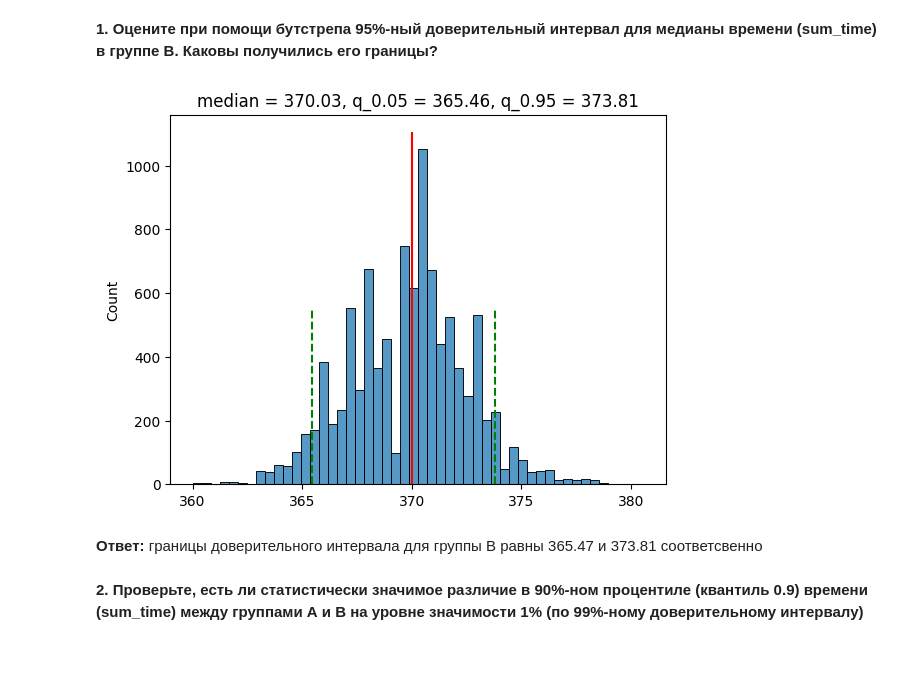
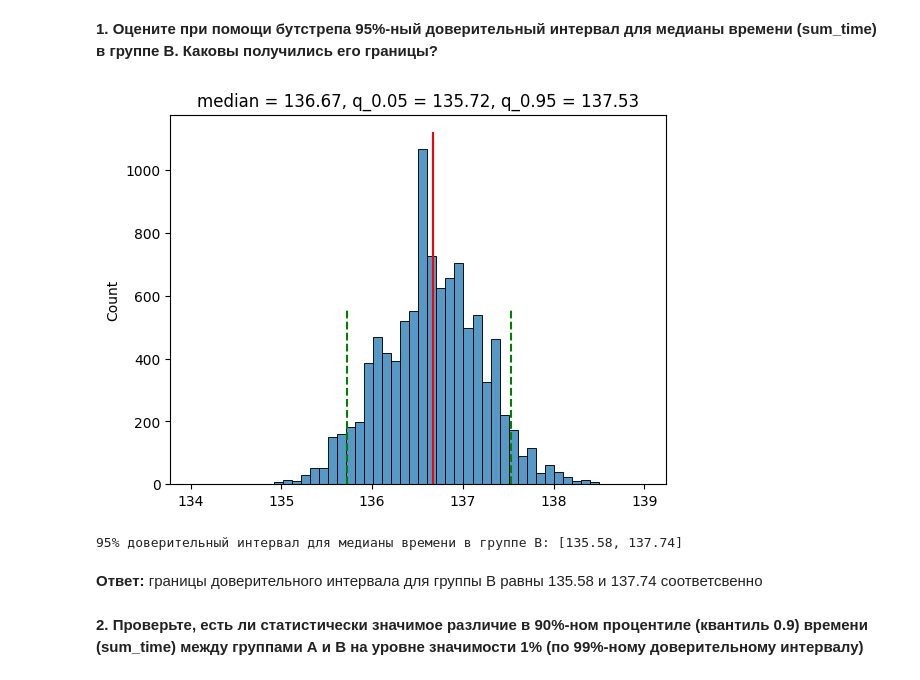
Before and after one commit to MaryKa858/Course-, a Jupyter notebook: ДЗ_Центральная предельная теорема и бутстреппинг.ipynb, the cells around one changed output. Drawn from its saved outputs; the diff is of its cells as text; code cells hidden in the pictures.

```diff
--- a/ДЗ_Центральная предельная теорема и бутстреппинг.ipynb
+++ b/ДЗ_Центральная предельная теорема и бутстреппинг.ipynb
@@ -47,12 +47,18 @@ def plot_dist_with_quantiles(dist, q=0.05):
     plt.title(f"median = {median:,.2f}, q_{q} = {q1:,.2f}, q_{1-q} = {q2:,.2f}")
     plt.show()
 # %%
-group_B_median_time_dist = get_bootstrap_dist(df[df['group'] == 'B']['sum_time'], stat=lambda x: np.quantile(x, 0.95))
+group_B_median_time_dist = get_bootstrap_dist(df[df['group'] == 'B']['sum_time'], stat=np.median)
 plot_dist_with_quantiles(group_B_median_time_dist)
 # %% [output]
-[figure, old version]
+[figure, new version]
+# %%
+ci_lower_95 = np.percentile(group_B_median_time_dist, 2.5)
+ci_upper_95 = np.percentile(group_B_median_time_dist, 97.5)
+print(f"95% доверительный интервал для медианы времени в группе B: [{ci_lower_95:.2f}, {ci_upper_95:.2f}]")
+# %% [output]
+95% доверительный интервал для медианы времени в группе B: [135.58, 137.74]
 # %% [markdown]
-**Ответ:** границы доверительного интервала для группы В равны 365.47 и 373.81 соответсвенно
+ **Ответ:** границы доверительного интервала для группы В равны 135.58 и 137.74 соответсвенно
 # %% [markdown]
 **2. Проверьте, есть ли статистически значимое различие в 90%-ном процентиле (квантиль 0.9) времени (sum_time) между группами А и В на уровне значимости 1% (по 99%-ному доверительному интервалу)**
 # %%
```
Also changed, not shown: parts of 3 cells of this notebook.
